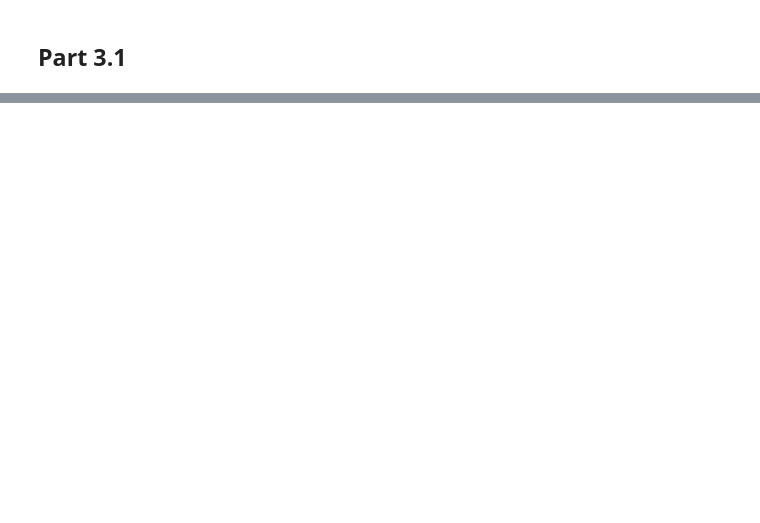
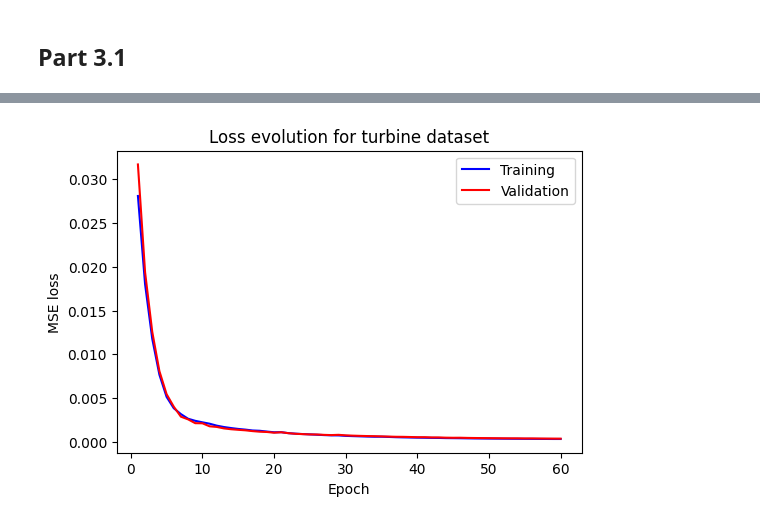
Before and after one commit to ddatsko/URV_NEC_HW1, a Jupyter notebook: model_result_comparison.ipynb, the cells around one changed output, grey strips where cells are left out. Saved outputs shown, nothing was run; the diff lists cells and outputs as text; code cells hidden in the pictures; blank space fills up the shorter version.

```diff
--- a/model_result_comparison.ipynb
+++ b/model_result_comparison.ipynb
@@ -222,0 +277,4 @@ boston & 4 & [13, 8, 6, 1] & 50 & 0.01 & 0.9 & tanh & 12.2 & 0.003 \\
+# %%
+real, pred = run_and_plot_for_dataset([[4, 5, 8, 1], 60, 0.01, 0.2, "relu", 0.2], turbine, 0.85, "turbine")
+# %% [output]
+[figure, added]
```
Also changed, not shown: parts of 30 cells of this notebook, 1 other file.
